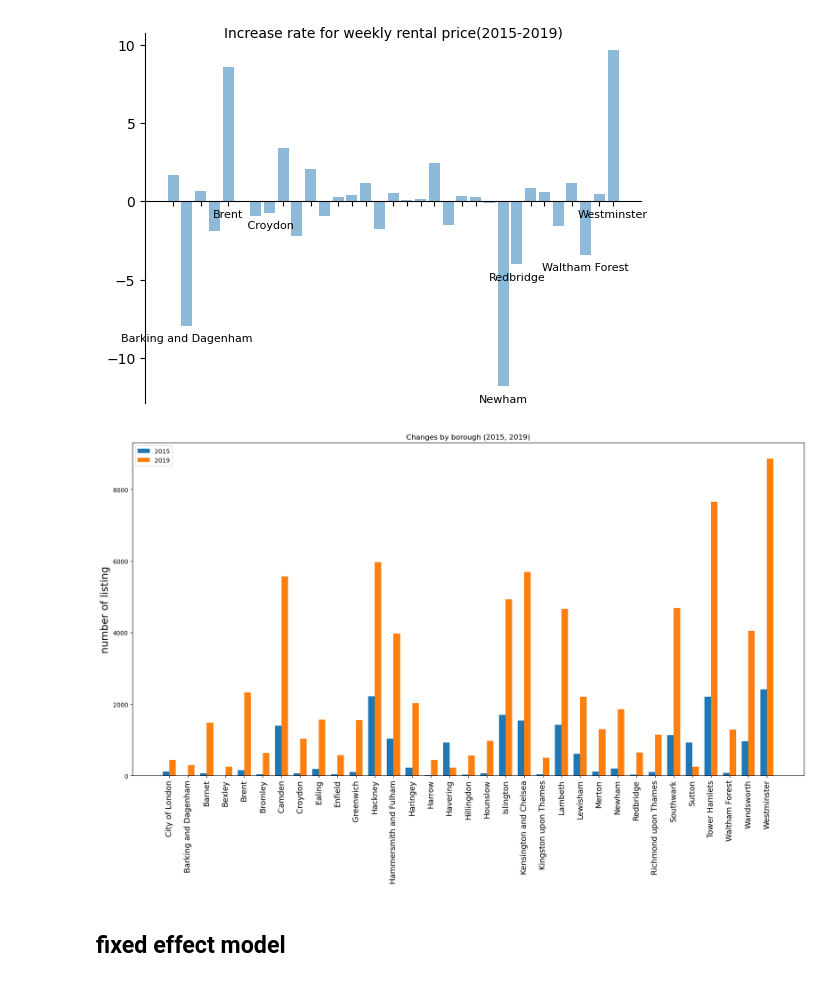
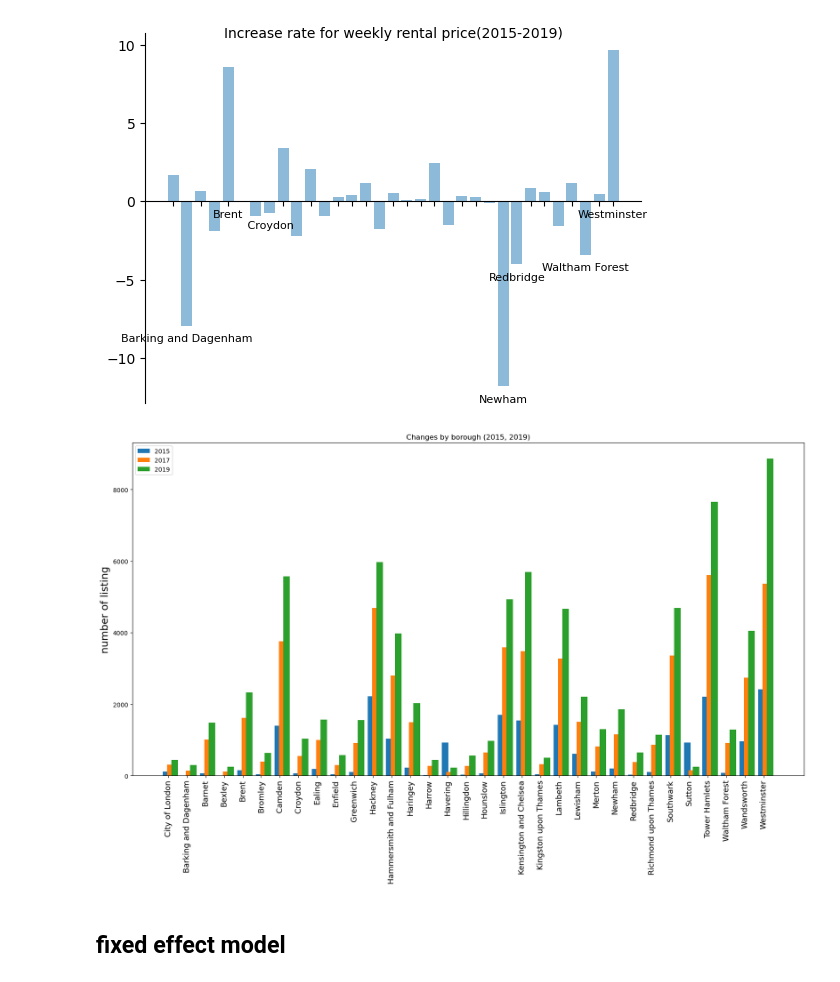
Before and after one commit to Jiawei997/i2p, a Jupyter notebook: Airbnb-listing.ipynb, the cells around one changed output. Drawn from its saved outputs; the diff is of its cells as text; code cells hidden in the pictures.

```diff
--- a/Airbnb-listing.ipynb
+++ b/Airbnb-listing.ipynb
@@ -1274,5 +1287,6 @@ rent_list
 # %%
 year_2015=rent_list.loc[(rent_list['Year'] == 2015)]
+year_2017=rent_list.loc[(rent_list['Year'] == 2017)]
 year_2019=rent_list.loc[(rent_list['Year'] == 2019)]
 year_2015
 # %% [output]
@@ -1295,8 +1309,9 @@ year_2015
 | 32 | E09000033 | 2015 | Westminster | 2412.0 | 127.97 |
 # %%
 year_2015_n= year_2015.Number_of_Listings.values.tolist()
+year_2017_n= year_2017.Number_of_Listings.values.tolist()
 year_2019_n= year_2019.Number_of_Listings.values.tolist()
-print(len(year_2019_n))
+print(len(year_2017_n))
 year_2015_r= year_2015.weekly_rent.values.tolist()
 year_2019_r= year_2019.weekly_rent.values.tolist()
 
@@ -1386,45 +1401,47 @@ import numpy as np
 
 labels = borough
 men_means = year_2015_n
+no_means=year_2017_n
 women_means = year_2019_n
 
 x = np.arange(len(labels))  # the label locations
 width = 0.35  # the width of the bars
 
 fig, ax = plt.subplots()
-rects1 = ax.bar(x - width/2, men_means, width, label='2015')
-rects2 = ax.bar(x + width/2, women_means, width, label='2019')
+rects1 = ax.bar(x - width/3, men_means, width, label='2015')
+rects2 = ax.bar(x + width/3, no_means, width, label='2017')
+rects3 = ax.bar(x + 3*width/3, women_means, width, label='2019')
 
 # Add some text for labels, title and custom x-axis tick labels, etc.
 ax.set_ylabel('number of listing',fontsize=17)
 ax.set_title('Changes by borough (2015, 2019)')
 ax.set_xticks(x)
 ax.set_xticklabels(labels, rotation=90,fontsize=13)
 #ax.set_xticklabels(xlabels, rotation=40, ha=ha[n])
 ax.legend()
 
 
 def autolabel(rects):
     """Attach a text label above each bar in *rects*, displaying its height."""
     for rect in rects:
         height = rect.get_height()
         ax.annotate('{}'.format(height),
                     xy=(rect.get_x() + rect.get_width() / 2, height),
                     xytext=(0, 3),  # 3 points vertical offset
                     textcoords="offset points",
                     ha='center', va='bottom')
 
 
 #autolabel(rects1)
 #autolabel(rects2)
 
 fig.tight_layout()
 fig.set_size_inches(18.5, 20.5)
 #fig.savefig('test2png.png', dpi=100)
 
 plt.show()
 # %% [output]
-[figure, old version]
+[figure, new version]
 # %% [markdown]
 ## fixed effect model
 # %%
```
Also changed, not shown: parts of 2 cells of this notebook.
